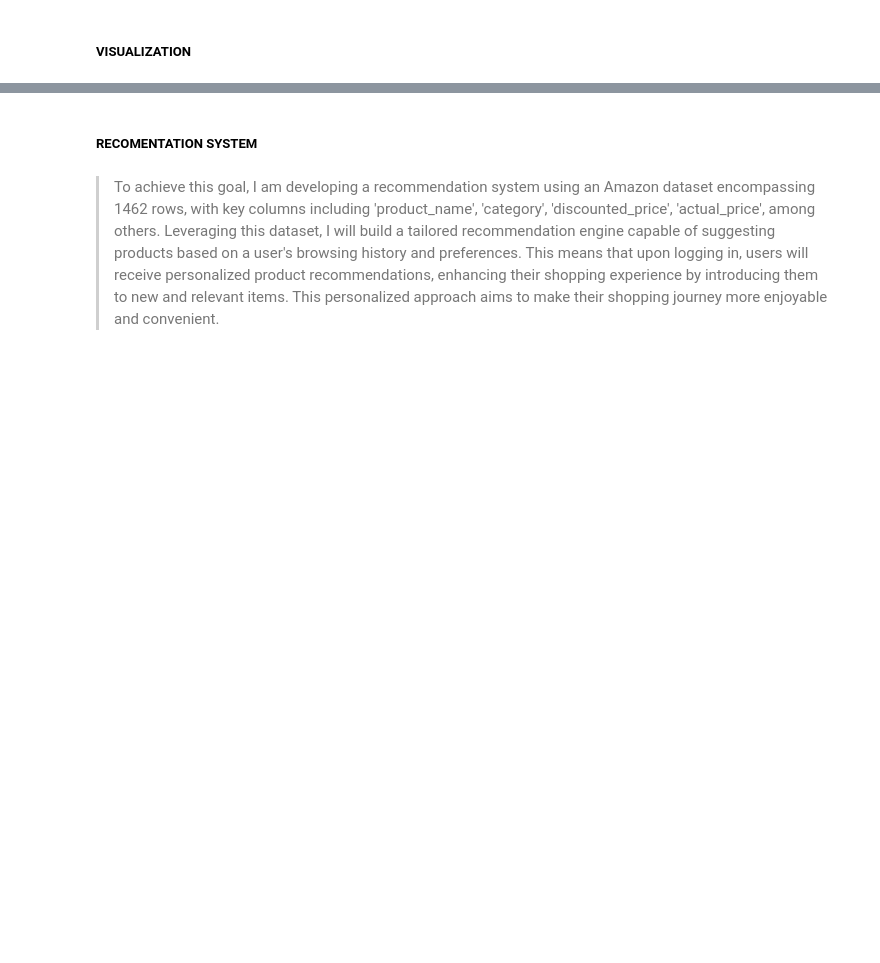
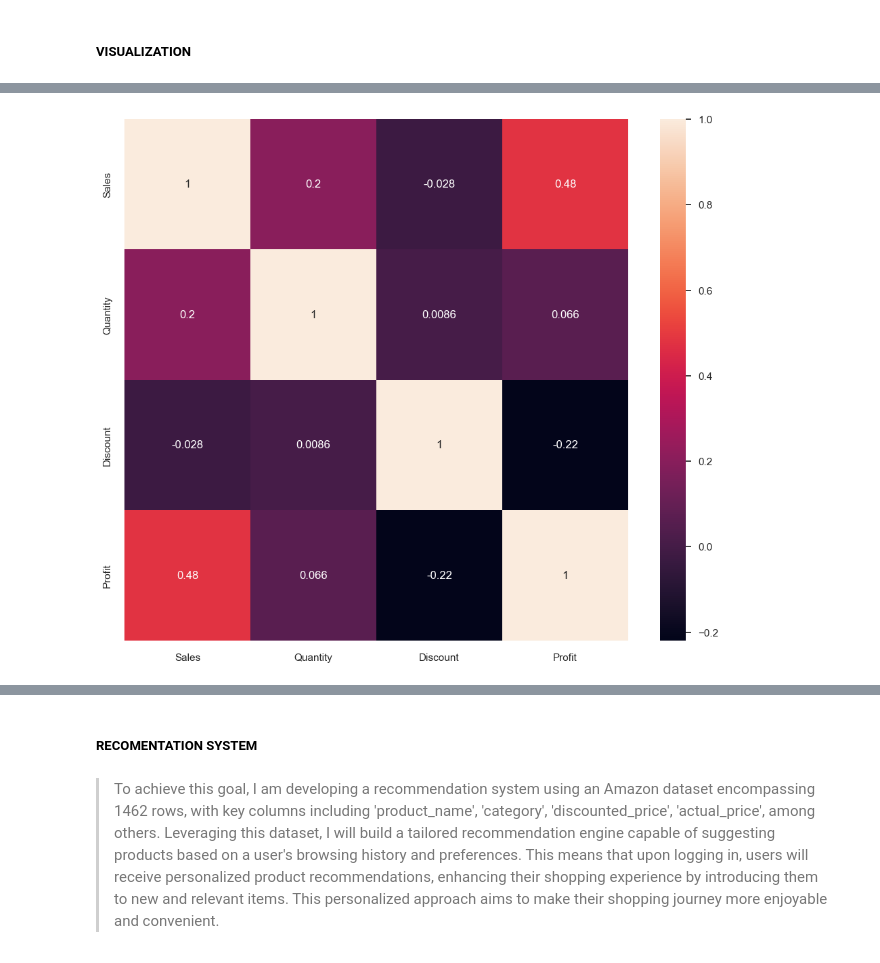
Before and after one commit to Babreucosta/Integrated-CA2_DVT_MLB, a Jupyter notebook: SUPERSTORE SALES.ipynb, the cells around one changed output, grey strips where cells are left out. Cells and saved outputs as stored; diff of their text form; code cells hidden in the pictures; blank space fills up the shorter version.

```diff
--- a/SUPERSTORE SALES.ipynb
+++ b/SUPERSTORE SALES.ipynb
@@ -152,15 +223,0 @@ df.describe()
-# %%
-# Add new column total money spent, which will be useful later
-df['total spent'] = df['price'] * df['quantity']
-df.head()
-# %%
-# New column with age group
-age_groups = [18, 24, 34, 44, 54, 64, 70]
-labels = ['18-24','25-34','35-44','45-54','55-64','65-70']
-df['age_group'] = pd.cut(df['age'],bins=age_groups, labels =labels)
-age_cats = pd.CategoricalDtype(['18-24','25-34','35-44','45-54','55-64','65-70'], ordered=True)
-df['age_group'] = df['age_group'].astype(age_cats)
-df.head()
-
-#Seems like now our data has all necessary columns, correct datatypes, no duplicates or
-#missing entires. And ready for further analysis
@@ -166,0 +226,6 @@ df.head()
+# %%
+df['Order Date']=pd.to_datetime(df['Order Date'],format='%d-%m-%Y')
+df['Ship Date']=pd.to_datetime(df['Ship Date'],format='%d-%m-%Y')
+df['Year'] = df['Order Date'].dt.year
+df['Month_Num'] = df['Order Date'].dt.month
+df['Month_Name'] = df['Order Date'].dt.month_name()
@@ -216,0 +236,3 @@ pd.DataFrame(df['shopping_mall'].value_counts())
+# %%
+df2=df[['Sales','Quantity','Discount','Profit']]
+df2.describe()
@@ -216,0 +249,10 @@ pd.DataFrame(df['shopping_mall'].value_counts())
+# %%
+plt.style.use('seaborn')
+sns.set(style='whitegrid')
+plt.rcParams['figure.figsize'] = (12, 10)
+
+sns.heatmap(df2.corr(), annot = True)
+
+plt.show()
+# %% [output]
+[figure, added]
```
Also changed, not shown: parts of 80 cells of this notebook.
